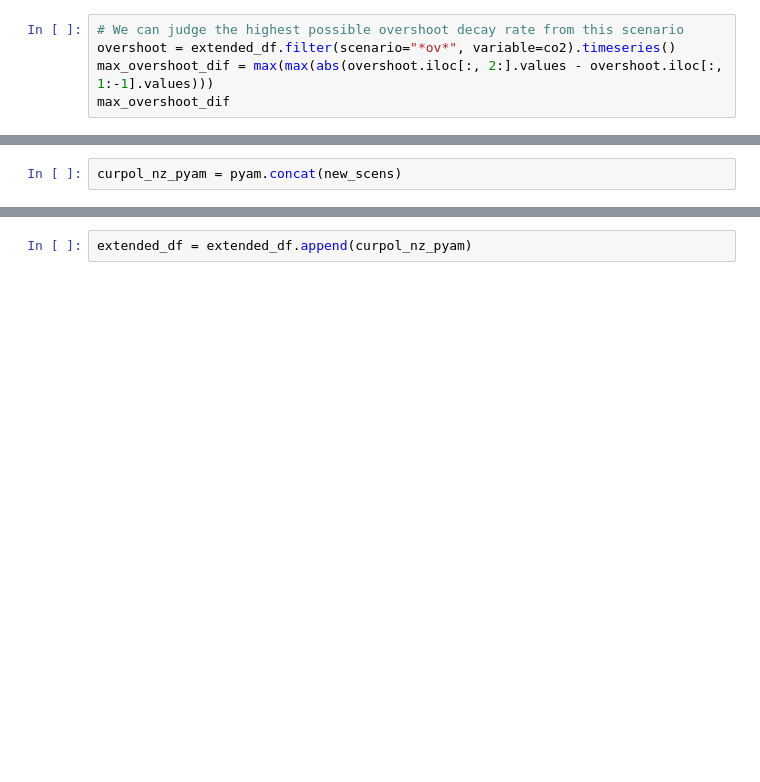
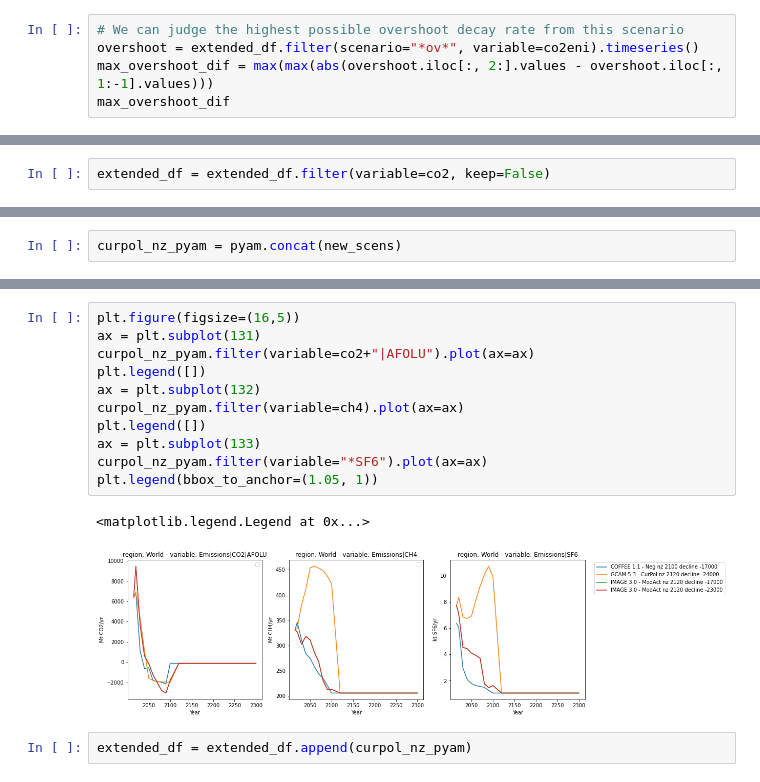
Before and after one commit to Rlamboll/PROVIDEemissions, a Jupyter notebook: notebooks/Select_pathways.ipynb, the cells around one changed output, grey strips where cells are left out. Cells and saved outputs as stored; diff of their text form; blank space fills up the shorter version.

```diff
--- a/notebooks/Select_pathways.ipynb
+++ b/notebooks/Select_pathways.ipynb
@@ -346,7 +349,7 @@ extended_df.scenario
 # Add in addional scenarios
 # %%
 # We can judge the highest possible overshoot decay rate from this scenario
-overshoot = extended_df.filter(scenario="*ov*", variable=co2).timeseries()
+overshoot = extended_df.filter(scenario="*ov*", variable=co2eni).timeseries()
 max_overshoot_dif = max(max(abs(overshoot.iloc[:, 2:].values - overshoot.iloc[:, 1:-1].values)))
 max_overshoot_dif
 # %% [output]
@@ -353,0 +357,2 @@ max_overshoot_dif
+# %%
+extended_df = extended_df.filter(variable=co2, keep=False)
@@ -418,3 +451,17 @@ plt.legend(bbox_to_anchor=(1.05, 1))
+# %%
+plt.figure(figsize=(16,5))
+ax = plt.subplot(131)
+curpol_nz_pyam.filter(variable=co2+"|AFOLU").plot(ax=ax)
+plt.legend([])
+ax = plt.subplot(132)
+curpol_nz_pyam.filter(variable=ch4).plot(ax=ax)
+plt.legend([])
+ax = plt.subplot(133)
+curpol_nz_pyam.filter(variable="*SF6").plot(ax=ax)
+plt.legend(bbox_to_anchor=(1.05, 1))
+# %% [output]
+<matplotlib.legend.Legend at 0x...>
+[figure, added]
 # %%
 extended_df = extended_df.append(curpol_nz_pyam)
 # %%
```
Also changed, not shown: parts of 18 cells of this notebook, 2 other files.
